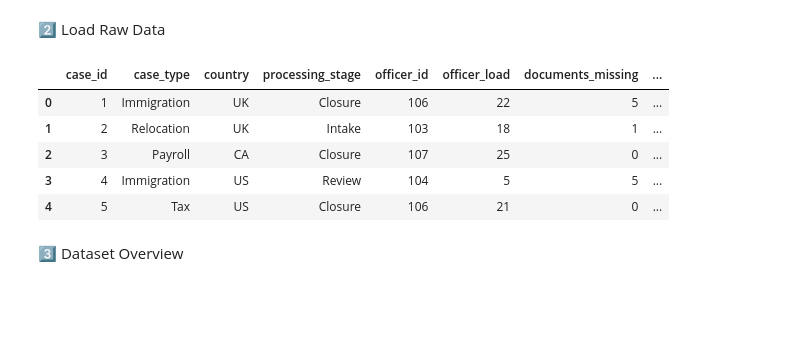
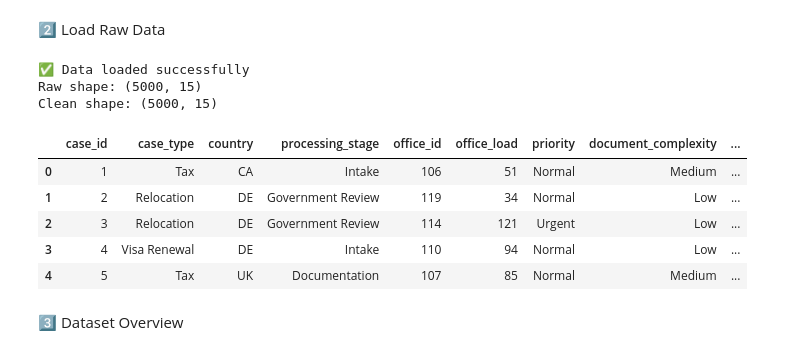
Before and after one commit to loictiemani/sla-risk-prediction, a Jupyter notebook: notebooks/01_data_exploration.ipynb, the cells around one changed output. Cells and saved outputs as stored; diff of their text form; code cells hidden in the pictures; blank space fills up the shorter version.

```diff
--- a/notebooks/01_data_exploration.ipynb
+++ b/notebooks/01_data_exploration.ipynb
@@ -20,23 +26,34 @@ sns.set(style="whitegrid")
 # %% [markdown]
 2️⃣ Load Raw Data
 # %%
-from src.data_processing import load_raw_data, clean_data, save_processed_data
+from data_processing import load_raw_data, clean_data  # src/data_processing.py
 
-# Load the raw SLA dataset
-df = load_raw_data("data/raw/sla_cases.csv")
+# ------------------------
+# 3️⃣ Load and clean data
+# ------------------------
+df_raw = load_raw_data(RAW_PATH)
+df = clean_data(df_raw)
 
-# Basic cleaning
-df = clean_data(df)
+# ------------------------
+# 4️⃣ Visualization defaults
+# ------------------------
+sns.set(style="whitegrid")
+pd.set_option("display.max_columns", 100)
 
-# Preview the data
+print("✅ Data loaded successfully")
+print("Raw shape:", df_raw.shape)
+print("Clean shape:", df.shape)
 df.head()
 # %% [output]
+✅ Data loaded successfully
+Raw shape: (5000, 15)
+Clean shape: (5000, 15)
-|  | case_id | case_type | country | processing_stage | officer_id | officer_load | documents_missing | ... |
-| 0 | 1 | Immigration | UK | Closure | 106 | 22 | 5 | ... |
-| 1 | 2 | Relocation | UK | Intake | 103 | 18 | 1 | ... |
-| 2 | 3 | Payroll | CA | Closure | 107 | 25 | 0 | ... |
-| 3 | 4 | Immigration | US | Review | 104 | 5 | 5 | ... |
-| 4 | 5 | Tax | US | Closure | 106 | 21 | 0 | ... |
+|  | case_id | case_type | country | processing_stage | office_id | office_load | priority | document_complexity | ... |
+| 0 | 1 | Tax | CA | Intake | 106 | 51 | Normal | Medium | ... |
+| 1 | 2 | Relocation | DE | Government Review | 119 | 34 | Normal | Low | ... |
+| 2 | 3 | Relocation | DE | Government Review | 114 | 121 | Urgent | Low | ... |
+| 3 | 4 | Visa Renewal | DE | Intake | 110 | 94 | Normal | Low | ... |
+| 4 | 5 | Tax | UK | Documentation | 107 | 85 | Normal | Medium | ... |
 # %% [markdown]
 3️⃣ Dataset Overview
 # %%
```
Also changed, not shown: parts of 5 cells of this notebook, 9 other files.
